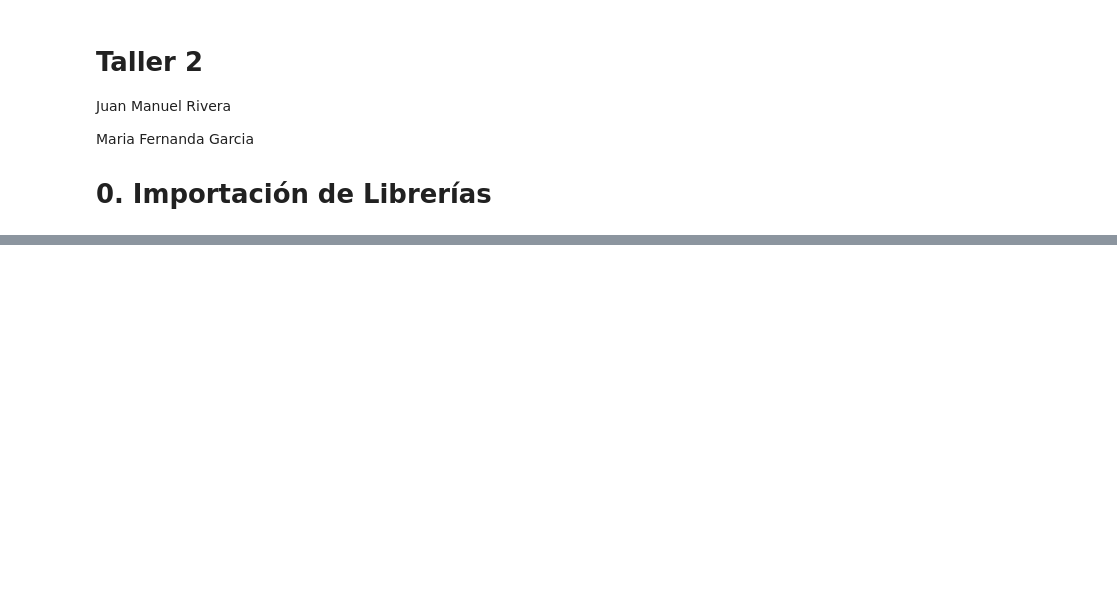
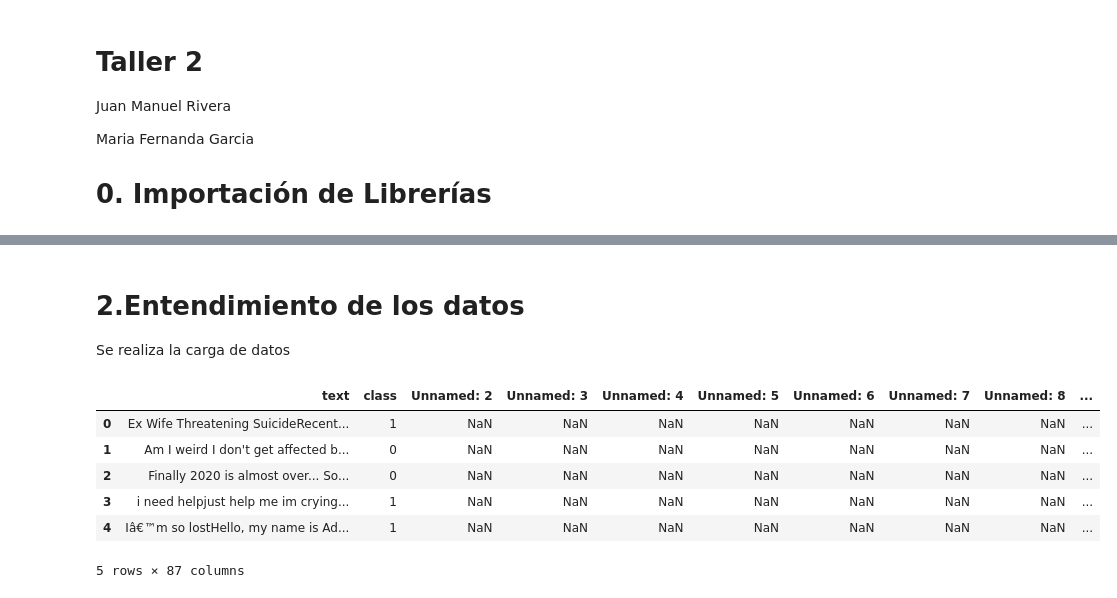
Before and after one commit to m-garciar/machine-learning, a Jupyter notebook: Taller_2.ipynb, the cells around one changed output, grey strips where cells are left out. Saved outputs shown, nothing was run; the diff lists cells and outputs as text; code cells hidden in the pictures; blank space fills up the shorter version.

```diff
--- a/Taller_2.ipynb
+++ b/Taller_2.ipynb
@@ -58,0 +69,14 @@ import itertools
+# %% [markdown]
+# 2.Entendimiento de los datos
+Se realiza la carga de datos
+# %%
+data = pd.read_csv("sui.csv")
+data.head()
+# %% [output]
+|  | text | class | Unnamed: 2 | Unnamed: 3 | Unnamed: 4 | Unnamed: 5 | Unnamed: 6 | Unnamed: 7 | Unnamed: 8 | ... |
+| 0 | Ex Wife Threatening SuicideRecent... | 1 | NaN | NaN | NaN | NaN | NaN | NaN | NaN | ... |
+| 1 | Am I weird I don't get affected b... | 0 | NaN | NaN | NaN | NaN | NaN | NaN | NaN | ... |
+| 2 | Finally 2020 is almost over... So... | 0 | NaN | NaN | NaN | NaN | NaN | NaN | NaN | ... |
+| 3 | i need helpjust help me im crying... | 1 | NaN | NaN | NaN | NaN | NaN | NaN | NaN | ... |
+| 4 | Iâ€™m so lostHello, my name is Ad... | 1 | NaN | NaN | NaN | NaN | NaN | NaN | NaN | ... |
+5 rows × 87 columns
```
Also changed, not shown: parts of 38 cells of this notebook.
